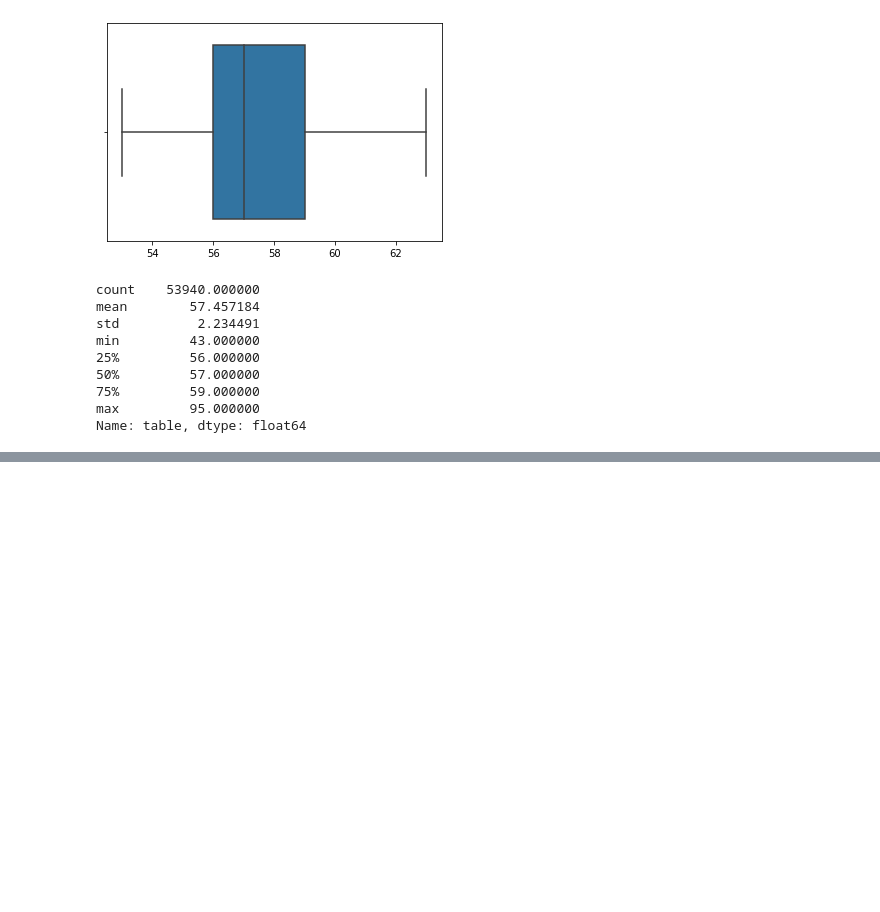
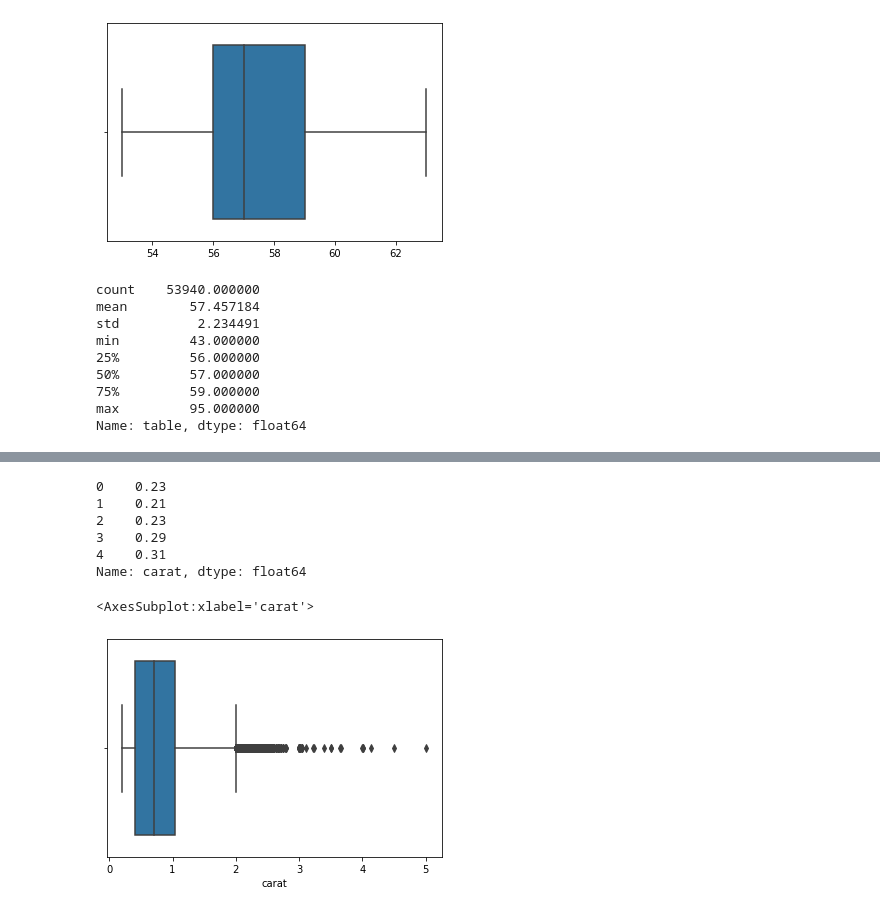
Before and after one commit to hersany/DataScience, a Jupyter notebook: Pandas/Pandas_Class2.ipynb, the cells around one changed output, grey strips where cells are left out. Drawn from its saved outputs; the diff is of its cells as text; code cells hidden in the pictures; blank space fills up the shorter version.

```diff
--- a/Pandas/Pandas_Class2.ipynb
+++ b/Pandas/Pandas_Class2.ipynb
@@ -738,4 +738,6 @@ min         43.000000
 75%         59.000000
 max         95.000000
 Name: table, dtype: float64
+# %%
+df_table_win = pd.DataFrame(df_table_win)[0]
 # %%
@@ -742,0 +916,2 @@ df_table_win
+# %%
+df['table_win'] = df_table_win
@@ -742,0 +938,16 @@ df_table_win
+# %%
+df_carat = df['carat']
+# %%
+df_carat.head()
+# %% [output]
+0    0.23
+1    0.21
+2    0.23
+3    0.29
+4    0.31
+Name: carat, dtype: float64
+# %%
+sns.boxplot(df_carat)
+# %% [output]
+<AxesSubplot:xlabel='carat'>
+[figure, added]
```
Also changed, not shown: parts of 28 cells of this notebook, 1 other file.
